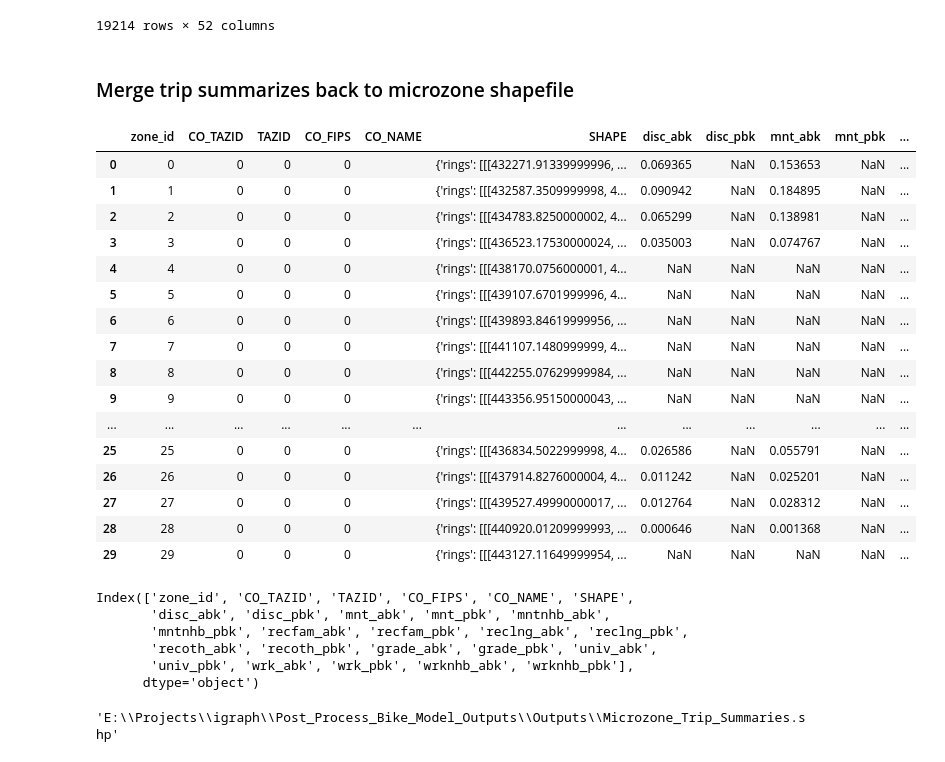
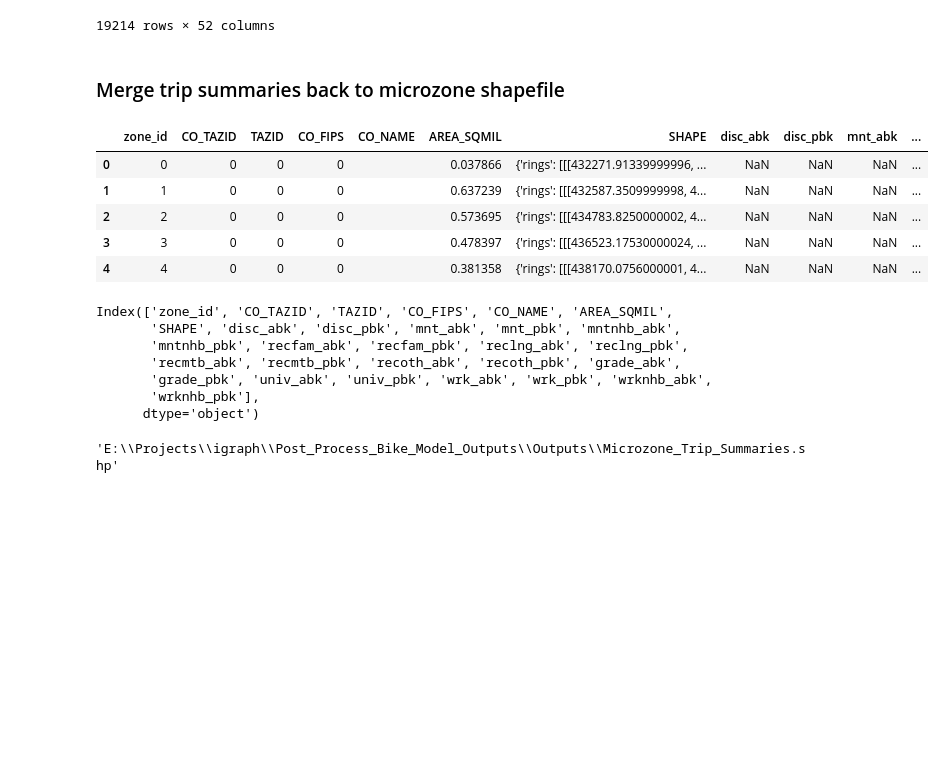
Before and after one commit to WFRCAnalytics/utah_bike_demand_model, a Jupyter notebook: Post_Process_Bike_Model_Outputs/Create-Spatial-Outputs.ipynb, the cells around one changed output. Cells and saved outputs as stored; diff of their text form; code cells hidden in the pictures; blank space fills up the shorter version.

```diff
--- a/Post_Process_Bike_Model_Outputs/Create-Spatial-Outputs.ipynb
+++ b/Post_Process_Bike_Model_Outputs/Create-Spatial-Outputs.ipynb
@@ -166,7 +174,7 @@ links4.spatial.to_featureclass(location=r".\Default.gdb\links_bv")
 ## Summarize zone trips by Attracting/Producing Zone
 # %%
 # read in zones
-zones = pd.DataFrame.spatial.from_featureclass(r".\Data\microzones.shp")
+zones = pd.DataFrame.spatial.from_featureclass(r".\Model_Outputs\microzones.shp")
 zones.head()
 # %% [output]
 |  | FID | Id | zone_id | CO_TAZID | TAZID | CO_FIPS | CO_NAME | residentia | households | population | ... |
@@ -181,8 +189,8 @@ zones.head()
 def summarize_zones(trips_df, name):
 
     # summarize trips by attraction or production
-    trips_sum_attr = pd.DataFrame(trips_df.groupby('azone')['bk'].sum())
-    trips_sum_prod = pd.DataFrame(trips_df.groupby('pzone')['bk'].sum())
+    trips_sum_attr = pd.DataFrame(trips_df.groupby('azone')['trips'].sum())
+    trips_sum_prod = pd.DataFrame(trips_df.groupby('pzone')['trips'].sum())
 
     # format tables
     trips_sum_attr['zone_id'] = trips_sum_attr.index
@@ -199,52 +207,57 @@ def summarize_zones(trips_df, name):
 # sch_univ_sum.isnull().values.any()
 # %%
 # Discretionary trips (social trips, some recreation)
-disc = pd.read_csv(r".\Data\disc_trip.csv")
+disc = pd.read_csv(r".\Model_Outputs\disc_trip.csv")
 disc_sum = summarize_zones(disc, 'disc')
 del disc
 
 # Maintenance trips (e.g. groceries)
-maint = pd.read_csv(r".\Data\maint_trip.csv")
+maint = pd.read_csv(r".\Model_Outputs\maint_trip.csv")
 maint_sum = summarize_zones(maint, 'mnt')
 del maint
 
 # Maintenance trips non-home-based (e.g. groceries)
-maint_nhb = pd.read_csv(r".\Data\maint_trip_nhb.csv")
+maint_nhb = pd.read_csv(r".\Model_Outputs\maint_nhb_trip.csv")
 maint_nhb_sum = summarize_zones(maint_nhb, 'mntnhb')
 del maint_nhb
 
 # Recreational family trips
-rec_fam = pd.read_csv(r".\Data\rec_fam_trip.csv")
+rec_fam = pd.read_csv(r".\Model_Outputs\rec_fam_trip.csv")
 rec_fam_sum = summarize_zones(rec_fam, 'recfam')
 del rec_fam
 
 # Recreation long trips
-rec_long = pd.read_csv(r".\Data\rec_long_trip.csv")
+rec_long = pd.read_csv(r".\Model_Outputs\rec_long_trip.csv")
 rec_long_sum = summarize_zones(rec_long, 'reclng')
 del rec_long
 
+# Recreation mountain bike trips
+rec_mtb = pd.read_csv(r".\Model_Outputs\rec_mtb_trip.csv")
+rec_mtb_sum = summarize_zones(rec_mtb, 'recmtb')
+del rec_mtb
+
 # Recreation other trips (recreation that doesn't fall into family or long)
-rec_oth = pd.read_csv(r".\Data\rec_oth_trip.csv")
+rec_oth = pd.read_csv(r".\Model_Outputs\rec_oth_trip.csv")
 rec_oth_sum = summarize_zones(rec_oth, 'recoth')
 del rec_oth
 
 # school (grade) trips
-sch_grade = pd.read_csv(r".\Data\sch_grade_trip.csv")
+sch_grade = pd.read_csv(r".\Model_Outputs\sch_grade_trip.csv")
 sch_grade_sum = summarize_zones(sch_grade, 'grade')
 del sch_grade
 
 # school (university) trips
-sch_univ = pd.read_csv(r".\Data\sch_univ_trip.csv")
+sch_univ = pd.read_csv(r".\Model_Outputs\sch_univ_trip.csv")
 sch_univ_sum = summarize_zones(sch_univ, 'univ')
 del sch_univ
 
 # Work trips
-work = pd.read_csv(r".\Data\work_trip.csv")
+work = pd.read_csv(r".\Model_Outputs\work_trip.csv")
 work_sum = summarize_zones(work, 'wrk')
 del work
 
 # Work non-home-based trips
-work_nhb = pd.read_csv(r".\Data\work_trip_nhb.csv")
+work_nhb = pd.read_csv(r".\Model_Outputs\work_nhb_trip.csv")
 work_nhb_sum = summarize_zones(work_nhb, 'wrknhb')
 del work_nhb
 # %%
@@ -280,58 +293,49 @@ zones
 | 19213 | 19213 | 0 | 19218 | 30007 | 7 | 3 | BOX ELDER | 0.0 | 0.0 | 0.0 | ... |
 19214 rows × 52 columns
 # %% [markdown]
-### Merge trip summarizes back to microzone shapefile
+### Merge trip summaries back to microzone shapefile
 # %%
 # Create a clean copy of zones dataset
 # zones2 = zones[['zone_id', 'co_tazid', 'tazid', 'co_fips', 'co_name', 'SHAPE']].copy()
-zones2 = zones[['zone_id', 'CO_TAZID', 'TAZID', 'CO_FIPS', 'CO_NAME', 'SHAPE']].copy()
+zones2 = zones[['zone_id', 'CO_TAZID', 'TAZID', 'CO_FIPS', 'CO_NAME', 'AREA_SQMIL', 'SHAPE']].copy()
 zones2['zone_id'] = zones2['zone_id'].astype('int64')
 
 
 
 # Join trip tables
 zones2 = zones2.merge(disc_sum, left_on='zone_id', right_on='zone_id', how='left')
 zones2 = zones2.merge(maint_sum, left_on='zone_id', right_on='zone_id', how='left')
 zones2 = zones2.merge(maint_nhb_sum, left_on='zone_id', right_on='zone_id', how='left')
 zones2 = zones2.merge(rec_fam_sum, left_on='zone_id', right_on='zone_id', how='left')
 zones2 = zones2.merge(rec_long_sum, left_on='zone_id', right_on='zone_id', how='left')
+zones2 = zones2.merge(rec_mtb_sum, left_on='zone_id', right_on='zone_id', how='left')
 zones2 = zones2.merge(rec_oth_sum, left_on='zone_id', right_on='zone_id', how='left')
 zones2 = zones2.merge(sch_grade_sum, left_on='zone_id', right_on='zone_id', how='left')
 zones2 = zones2.merge(sch_univ_sum, left_on='zone_id', right_on='zone_id', how='left')
 zones2 = zones2.merge(work_sum, left_on='zone_id', right_on='zone_id', how='left')
 zones2 = zones2.merge(work_nhb_sum, left_on='zone_id', right_on='zone_id', how='left')
 
 
 
 
 # preview table
-zones2.head(30)
+zones2.head(5)
 # %% [output]
-|  | zone_id | CO_TAZID | TAZID | CO_FIPS | CO_NAME | SHAPE | disc_abk | disc_pbk | mnt_abk | mnt_pbk | ... |
-| 0 | 0 | 0 | 0 | 0 |  | {'rings': [[[432271.91339999996, ... | 0.069365 | NaN | 0.153653 | NaN | ... |
-| 1 | 1 | 0 | 0 | 0 |  | {'rings': [[[432587.3509999998, 4... | 0.090942 | NaN | 0.184895 | NaN | ... |
-| 2 | 2 | 0 | 0 | 0 |  | {'rings': [[[434783.8250000002, 4... | 0.065299 | NaN | 0.138981 | NaN | ... |
-| 3 | 3 | 0 | 0 | 0 |  | {'rings': [[[436523.17530000024, ... | 0.035003 | NaN | 0.074767 | NaN | ... |
-| 4 | 4 | 0 | 0 | 0 |  | {'rings': [[[438170.0756000001, 4... | NaN | NaN | NaN | NaN | ... |
-| 5 | 5 | 0 | 0 | 0 |  | {'rings': [[[439107.6701999996, 4... | NaN | NaN | NaN | NaN | ... |
-| 6 | 6 | 0 | 0 | 0 |  | {'rings': [[[439893.84619999956, ... | NaN | NaN | NaN | NaN | ... |
-| 7 | 7 | 0 | 0 | 0 |  | {'rings': [[[441107.1480999999, 4... | NaN | NaN | NaN | NaN | ... |
-| 8 | 8 | 0 | 0 | 0 |  | {'rings': [[[442255.07629999984, ... | NaN | NaN | NaN | NaN | ... |
-| 9 | 9 | 0 | 0 | 0 |  | {'rings': [[[443356.95150000043, ... | NaN | NaN | NaN | NaN | ... |
-| ... | ... | ... | ... | ... | ... | ... | ... | ... | ... | ... | ... |
-| 25 | 25 | 0 | 0 | 0 |  | {'rings': [[[436834.5022999998, 4... | 0.026586 | NaN | 0.055791 | NaN | ... |
-| 26 | 26 | 0 | 0 | 0 |  | {'rings': [[[437914.8276000004, 4... | 0.011242 | NaN | 0.025201 | NaN | ... |
-| 27 | 27 | 0 | 0 | 0 |  | {'rings': [[[439527.49990000017, ... | 0.012764 | NaN | 0.028312 | NaN | ... |
-| 28 | 28 | 0 | 0 | 0 |  | {'rings': [[[440920.01209999993, ... | 0.000646 | NaN | 0.001368 | NaN | ... |
-| 29 | 29 | 0 | 0 | 0 |  | {'rings': [[[443127.11649999954, ... | NaN | NaN | NaN | NaN | ... |
+|  | zone_id | CO_TAZID | TAZID | CO_FIPS | CO_NAME | AREA_SQMIL | SHAPE | disc_abk | disc_pbk | mnt_abk | ... |
+| 0 | 0 | 0 | 0 | 0 |  | 0.037866 | {'rings': [[[432271.91339999996, ... | NaN | NaN | NaN | ... |
+| 1 | 1 | 0 | 0 | 0 |  | 0.637239 | {'rings': [[[432587.3509999998, 4... | NaN | NaN | NaN | ... |
+| 2 | 2 | 0 | 0 | 0 |  | 0.573695 | {'rings': [[[434783.8250000002, 4... | NaN | NaN | NaN | ... |
+| 3 | 3 | 0 | 0 | 0 |  | 0.478397 | {'rings': [[[436523.17530000024, ... | NaN | NaN | NaN | ... |
+| 4 | 4 | 0 | 0 | 0 |  | 0.381358 | {'rings': [[[438170.0756000001, 4... | NaN | NaN | NaN | ... |
 # %%
 zones2.columns
 # %% [output]
-Index(['zone_id', 'CO_TAZID', 'TAZID', 'CO_FIPS', 'CO_NAME', 'SHAPE',
-       'disc_abk', 'disc_pbk', 'mnt_abk', 'mnt_pbk', 'mntnhb_abk',
+Index(['zone_id', 'CO_TAZID', 'TAZID', 'CO_FIPS', 'CO_NAME', 'AREA_SQMIL',
+       'SHAPE', 'disc_abk', 'disc_pbk', 'mnt_abk', 'mnt_pbk', 'mntnhb_abk',
        'mntnhb_pbk', 'recfam_abk', 'recfam_pbk', 'reclng_abk', 'reclng_pbk',
-       'recoth_abk', 'recoth_pbk', 'grade_abk', 'grade_pbk', 'univ_abk',
-       'univ_pbk', 'wrk_abk', 'wrk_pbk', 'wrknhb_abk', 'wrknhb_pbk'],
+       'recmtb_abk', 'recmtb_pbk', 'recoth_abk', 'recoth_pbk', 'grade_abk',
+       'grade_pbk', 'univ_abk', 'univ_pbk', 'wrk_abk', 'wrk_pbk', 'wrknhb_abk',
+       'wrknhb_pbk'],
       dtype='object')
 # %%
 # fill na's with 0
```
Also changed, not shown: parts of 13 cells of this notebook, 46 other files.
